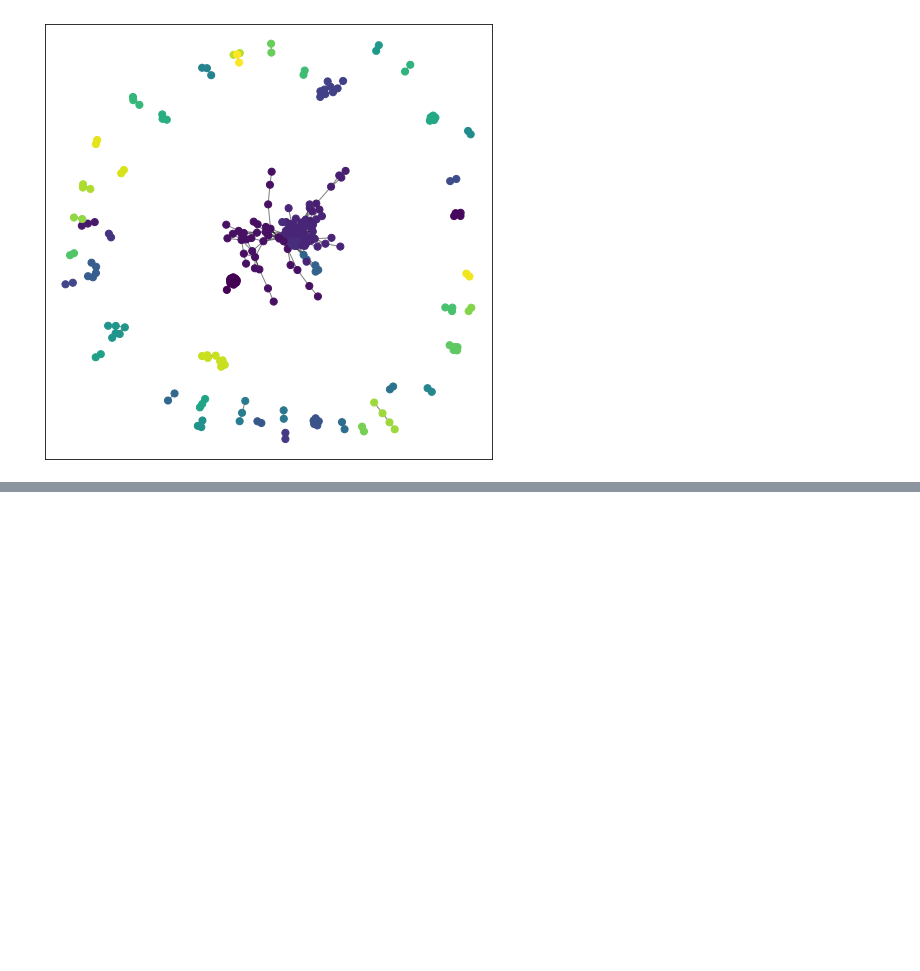
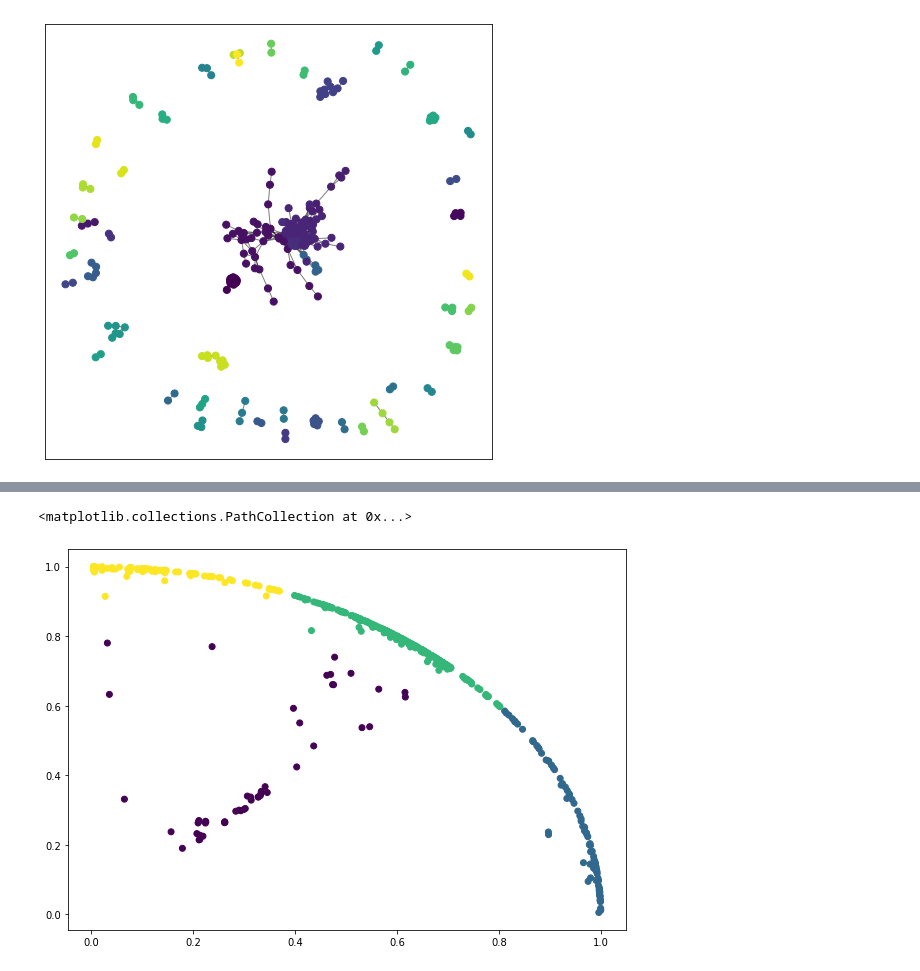
Before and after one commit to thejatinbabbar/spam-detection, a Jupyter notebook: community_detection.ipynb, the cells around one changed output, grey strips where cells are left out. Saved outputs shown, nothing was run; the diff lists cells and outputs as text; code cells hidden in the pictures; blank space fills up the shorter version.

```diff
--- a/community_detection.ipynb
+++ b/community_detection.ipynb
@@ -110,0 +143,6 @@ plt.show()
+# %%
+#We have 4 clusters as this line cuts the dendrogram at 4 points. Let’s now apply hierarchical clustering for 4 clusters
+from sklearn.cluster import AgglomerativeClustering
+
+cluster = AgglomerativeClustering(n_clusters=4, affinity='euclidean', linkage='ward')
+cluster.fit_predict(data_scaled)
@@ -110,0 +167,6 @@ plt.show()
+# %%
+plt.figure(figsize=(10, 7))
+plt.scatter(data_scaled['Source'], data_scaled['Target'], c=cluster.labels_)
+# %% [output]
+<matplotlib.collections.PathCollection at 0x...>
+[figure, added]
```
Also changed, not shown: parts of 6 cells of this notebook.
